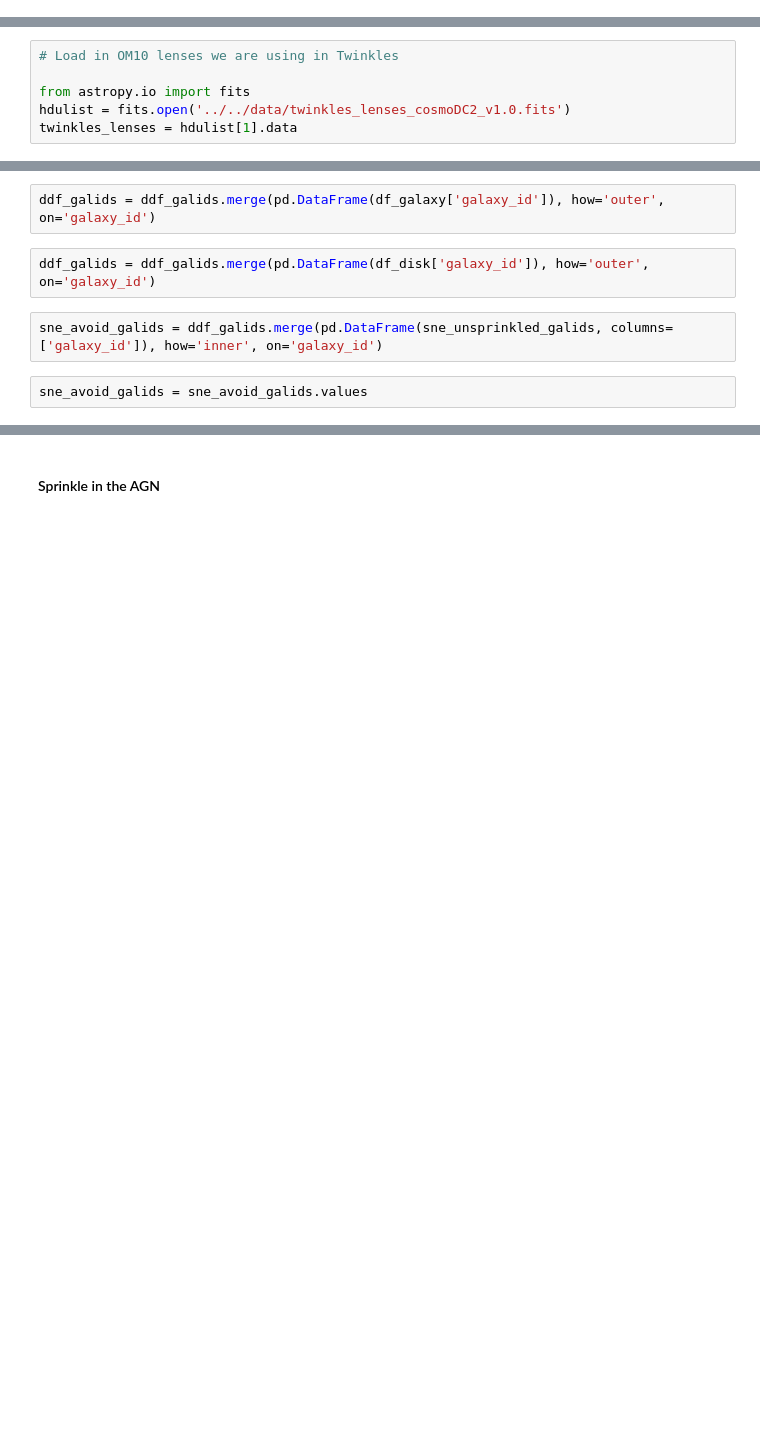
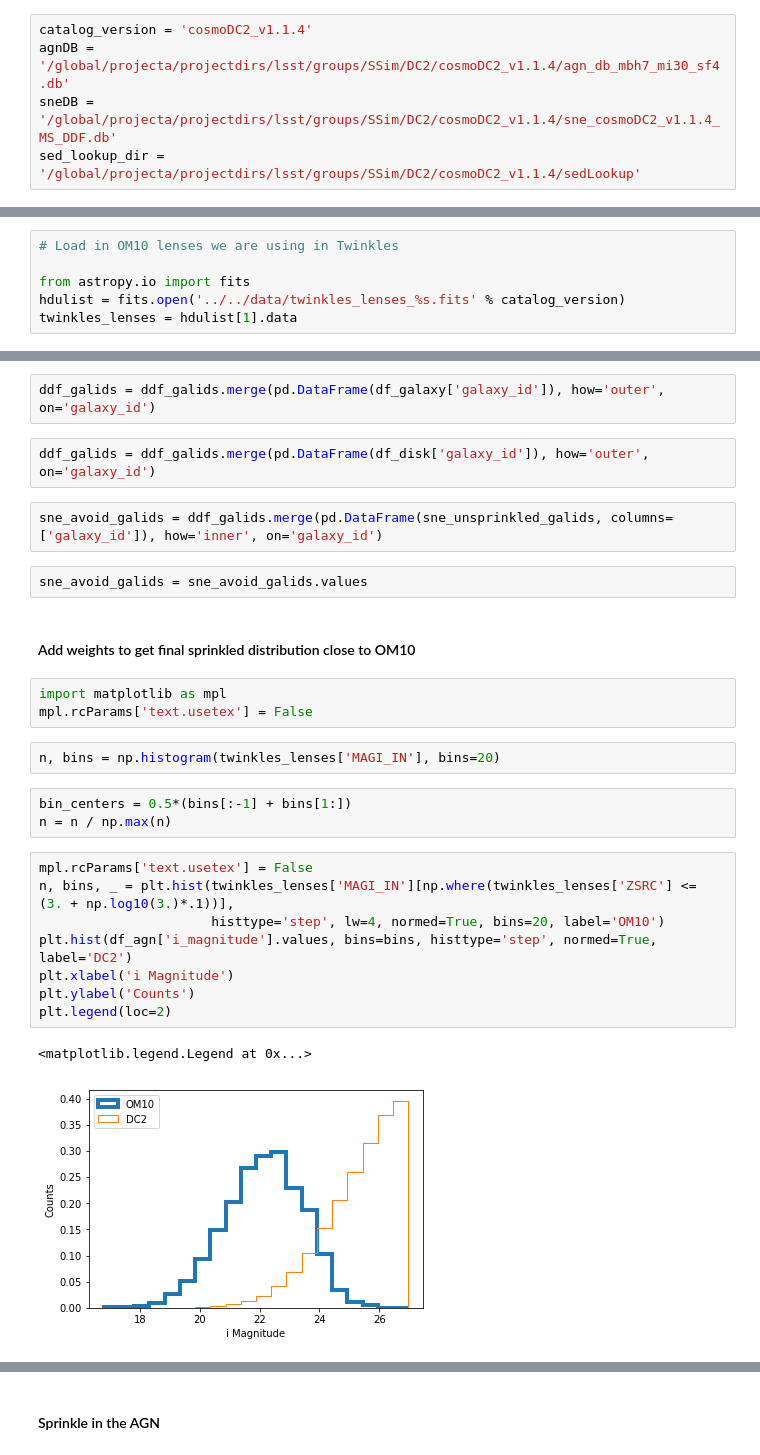
Before and after one commit to LSSTDESC/Twinkles, a Jupyter notebook: examples/notebooks/dc2_sprinkler_cache_production.ipynb, the cells around one changed output, grey strips where cells are left out. Cells and saved outputs as stored; diff of their text form; blank space fills up the shorter version.

Commit message:
Updated caches and sprinkler inputs for CosmoDC2_v1.1.4

```diff
--- a/examples/notebooks/dc2_sprinkler_cache_production.ipynb
+++ b/examples/notebooks/dc2_sprinkler_cache_production.ipynb
@@ -27,3 +36,8 @@ sneDB = ''
+# %%
+catalog_version = 'cosmoDC2_v1.1.4'
+agnDB = '/global/projecta/projectdirs/lsst/groups/SSim/DC2/cosmoDC2_v1.1.4/agn_db_mbh7_mi30_sf4.db'
+sneDB = '/global/projecta/projectdirs/lsst/groups/SSim/DC2/cosmoDC2_v1.1.4/sne_cosmoDC2_v1.1.4_MS_DDF.db'
+sed_lookup_dir = '/global/projecta/projectdirs/lsst/groups/SSim/DC2/cosmoDC2_v1.1.4/sedLookup'
 # %% [markdown]
 ### Create an unsprinkled Instance Catalog
 
@@ -140,5 +133,5 @@ We will go through the AGN catalog and find AGN in the uDDF field that match our
 # Load in OM10 lenses we are using in Twinkles
 
 from astropy.io import fits
-hdulist = fits.open('../../data/twinkles_lenses_cosmoDC2_v1.0.fits')
+hdulist = fits.open('../../data/twinkles_lenses_%s.fits' % catalog_version)
 twinkles_lenses = hdulist[1].data
@@ -204,3 +197,24 @@ ddf_galids = ddf_galids.merge(pd.DataFrame(df_disk['galaxy_id']), how='outer', o
 sne_avoid_galids = ddf_galids.merge(pd.DataFrame(sne_unsprinkled_galids, columns=['galaxy_id']), how='inner', on='galaxy_id')
 # %%
 sne_avoid_galids = sne_avoid_galids.values
+# %% [markdown]
+#### Add weights to get final sprinkled distribution close to OM10
+# %%
+import matplotlib as mpl
+mpl.rcParams['text.usetex'] = False
+# %%
+n, bins = np.histogram(twinkles_lenses['MAGI_IN'], bins=20)
+# %%
+bin_centers = 0.5*(bins[:-1] + bins[1:])
+n = n / np.max(n)
+# %%
+mpl.rcParams['text.usetex'] = False
+n, bins, _ = plt.hist(twinkles_lenses['MAGI_IN'][np.where(twinkles_lenses['ZSRC'] <= (3. + np.log10(3.)*.1))],
+                      histtype='step', lw=4, normed=True, bins=20, label='OM10')
+plt.hist(df_agn['i_magnitude'].values, bins=bins, histtype='step', normed=True, label='DC2')
+plt.xlabel('i Magnitude')
+plt.ylabel('Counts')
+plt.legend(loc=2)
+# %% [output]
+<matplotlib.legend.Legend at 0x...>
+[figure, added]
```
Also changed, not shown: parts of 42 cells of this notebook, 40 other files.
